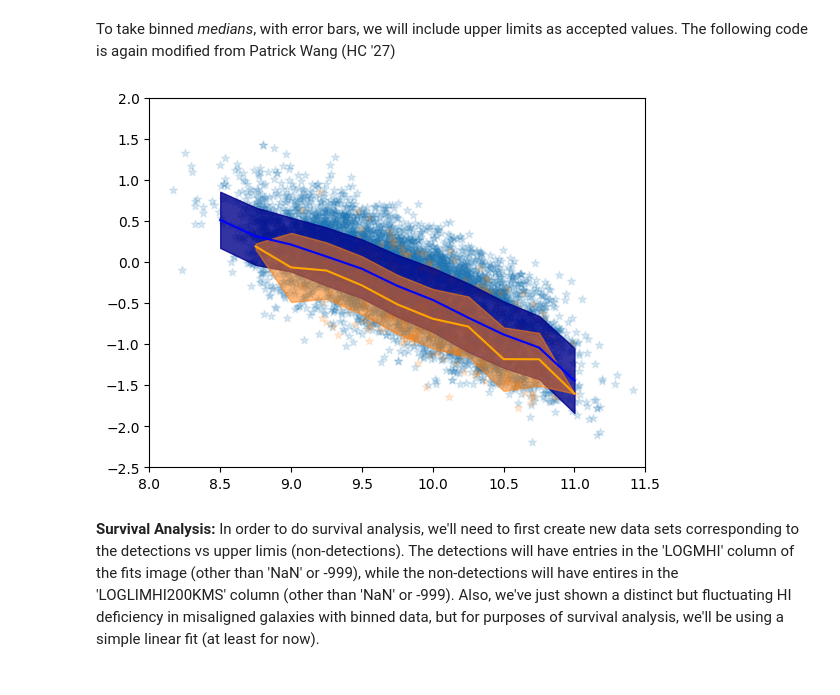
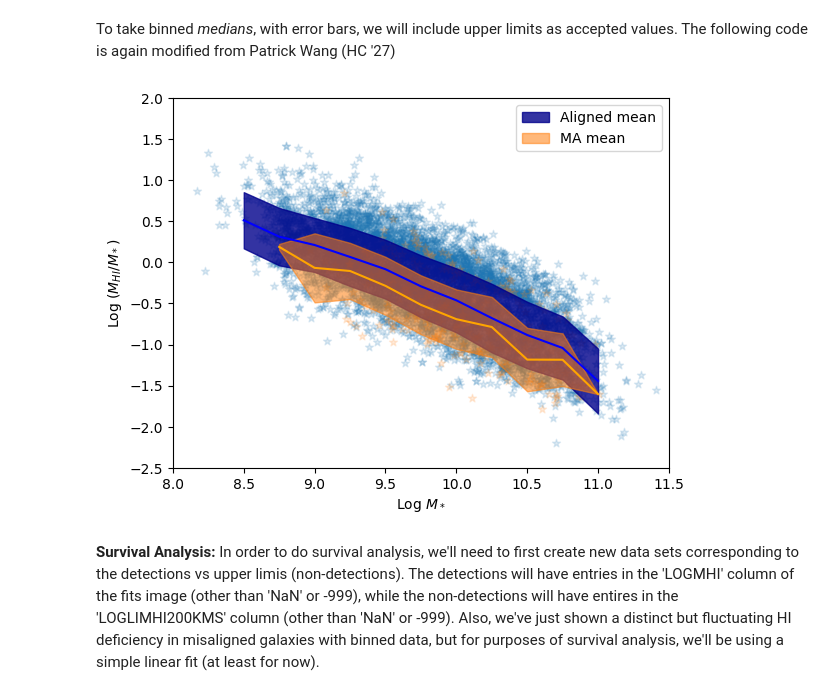
Before and after one commit to harrisonfwest/HI-MaNGA, a Jupyter notebook: HI-MaNGA_MisalignmentAndDeficiency.ipynb, the cells around one changed output. Saved outputs shown, nothing was run; the diff lists cells and outputs as text; code cells hidden in the pictures.

```diff
--- a/HI-MaNGA_MisalignmentAndDeficiency.ipynb
+++ b/HI-MaNGA_MisalignmentAndDeficiency.ipynb
@@ -304,25 +304,28 @@ To take binned *medians*, with error bars, we will include upper limits as accep
 # %%
 plt.xlim(8, 11.5)
 plt.ylim(-2.5, 2)
 
 Alignedmeans, Alignededgesmean, Alignednummean=scipy.stats.binned_statistic(alignedMStars,alignedMFrac,'mean',bins=np.arange(8.5,11.5,0.25))
 Alignedstds, Alignededgesstd, Alignednumstd=scipy.stats.binned_statistic(alignedMStars,alignedMFrac,'std',bins=np.arange(8.5,11.5,0.25))
 
 MAmeans, MAedgesmean, MAnummean=scipy.stats.binned_statistic(MAMStars, MAMFrac, statistic = 'mean', bins=np.arange(8.5,11.5,0.25))
 MAstds,MAedgesstd,MAnumstd=scipy.stats.binned_statistic(MAMStars,MAMFrac, statistic = 'std', bins=np.arange(8.5,11.5,0.25))
 
 plt.scatter(alignedMStars, alignedMFrac, marker = '*', color='tab:blue', alpha=0.15)
 plt.scatter(MAMStars, MAMFrac, marker = '*', color='tab:orange', alpha=0.15)
 
 #plotting binned data by using the edges of the bins
 plt.plot((Alignededgesmean)[:-1], Alignedmeans, ls='-', alpha=1, color='blue')
 plt.plot((MAedgesmean)[:-1], MAmeans, ls='-', alpha=1, color='orange')
 
 #highlighting the standard deviation of this binned data
-plt.fill_between(Alignededgesmean[:-1],Alignedmeans-Alignedstds,Alignedmeans+Alignedstds,alpha=.8, color='darkblue')
-plt.fill_between(MAedgesmean[:-1],MAmeans-MAstds,MAmeans+MAstds,alpha=.55, color='tab:orange');
+plt.fill_between(Alignededgesmean[:-1],Alignedmeans-Alignedstds,Alignedmeans+Alignedstds,alpha=.8, color='darkblue', label='Aligned mean')
+plt.fill_between(MAedgesmean[:-1],MAmeans-MAstds,MAmeans+MAstds,alpha=.55, color='tab:orange', label='MA mean');
+plt.legend()
+plt.xlabel('Log $M_*$')
+plt.ylabel('Log $(M_{HI}/M_*)$');
 # %% [output]
-[figure, old version]
+[figure, new version]
 # %% [markdown]
 **Survival Analysis:** In order to do survival analysis, we'll need to first create new data sets corresponding to the detections vs upper limis (non-detections). The detections will have entries in the 'LOGMHI' column of the fits image (other than 'NaN' or -999), while the non-detections will have entires in the 'LOGLIMHI200KMS' column (other than 'NaN' or -999). Also, we've just shown a distinct but fluctuating HI deficiency in misaligned galaxies with binned data, but for purposes of survival analysis, we'll be using a simple linear fit (at least for now).
 # %%
```
